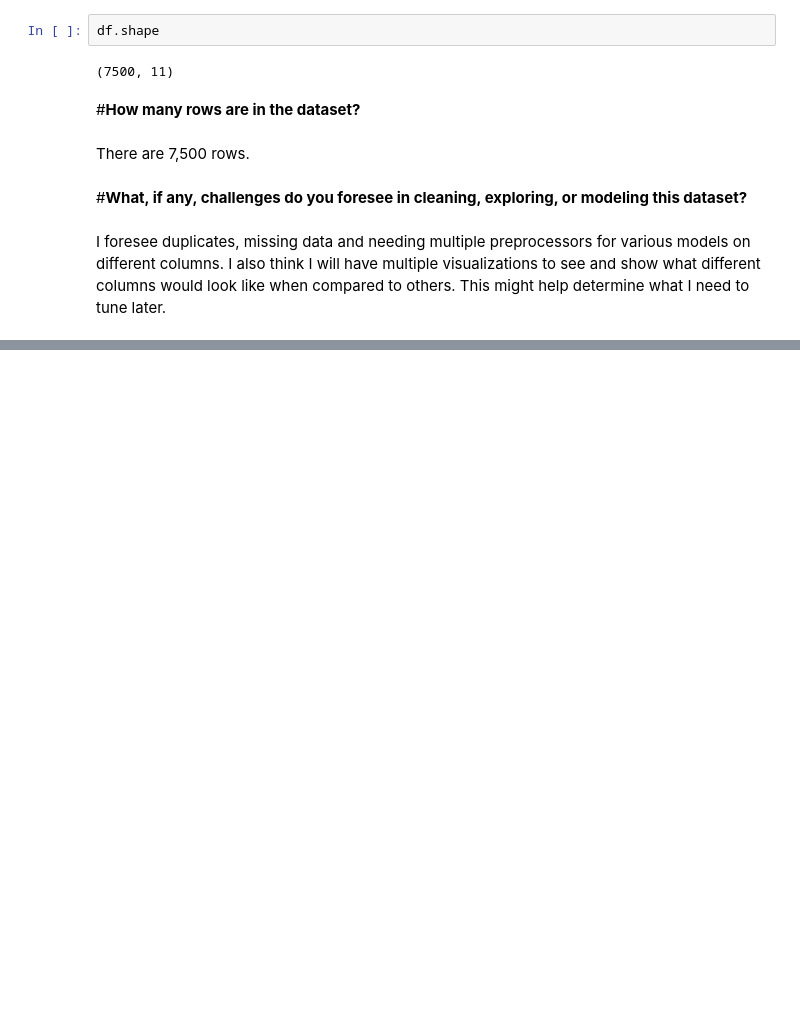
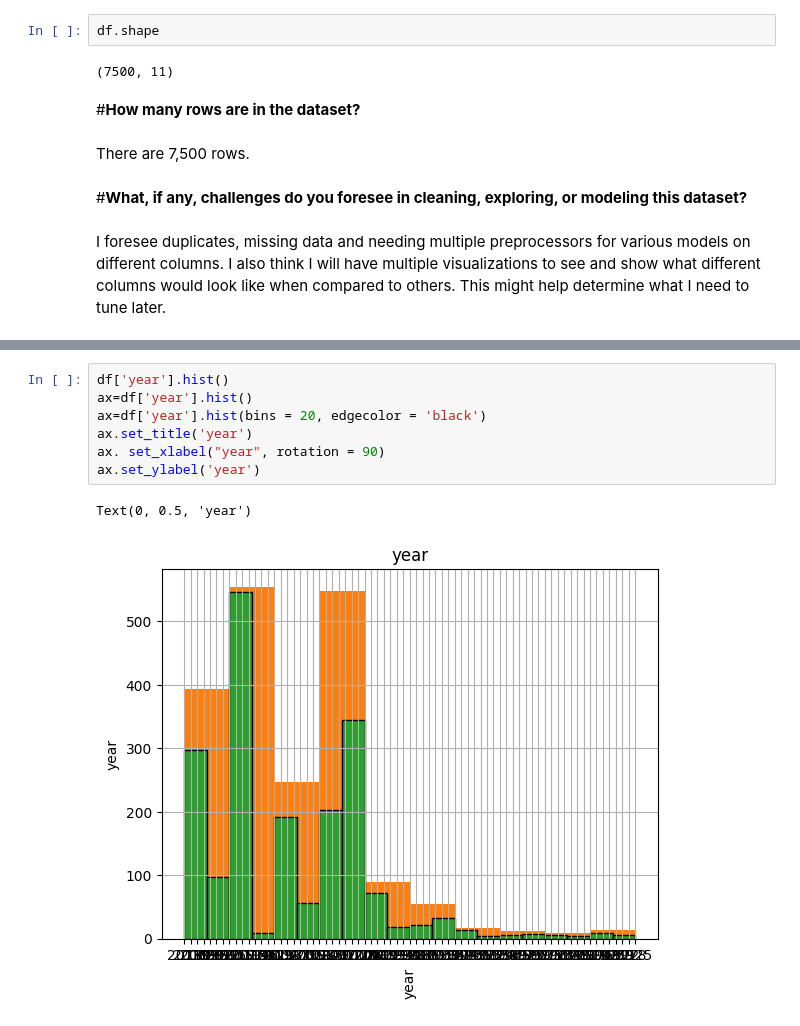
Before and after one commit to HeatherAnnFoster/Spanish-Wine-Car-Insurance, a Jupyter notebook: Spanish_Wine_Project.ipynb, the cells around one changed output, grey strips where cells are left out. Saved outputs shown, nothing was run; the diff lists cells and outputs as text; blank space fills up the shorter version.

```diff
--- a/Spanish_Wine_Project.ipynb
+++ b/Spanish_Wine_Project.ipynb
@@ -74,0 +402,10 @@ I foresee duplicates, missing data and needing multiple preprocessors for variou
+# %%
+df['year'].hist()
+ax=df['year'].hist()
+ax=df['year'].hist(bins = 20, edgecolor = 'black')
+ax.set_title('year')
+ax. set_xlabel("year", rotation = 90)
+ax.set_ylabel('year')
+# %% [output]
+Text(0, 0.5, 'year')
+[figure, added]
```
Also changed, not shown: parts of 41 cells of this notebook.
